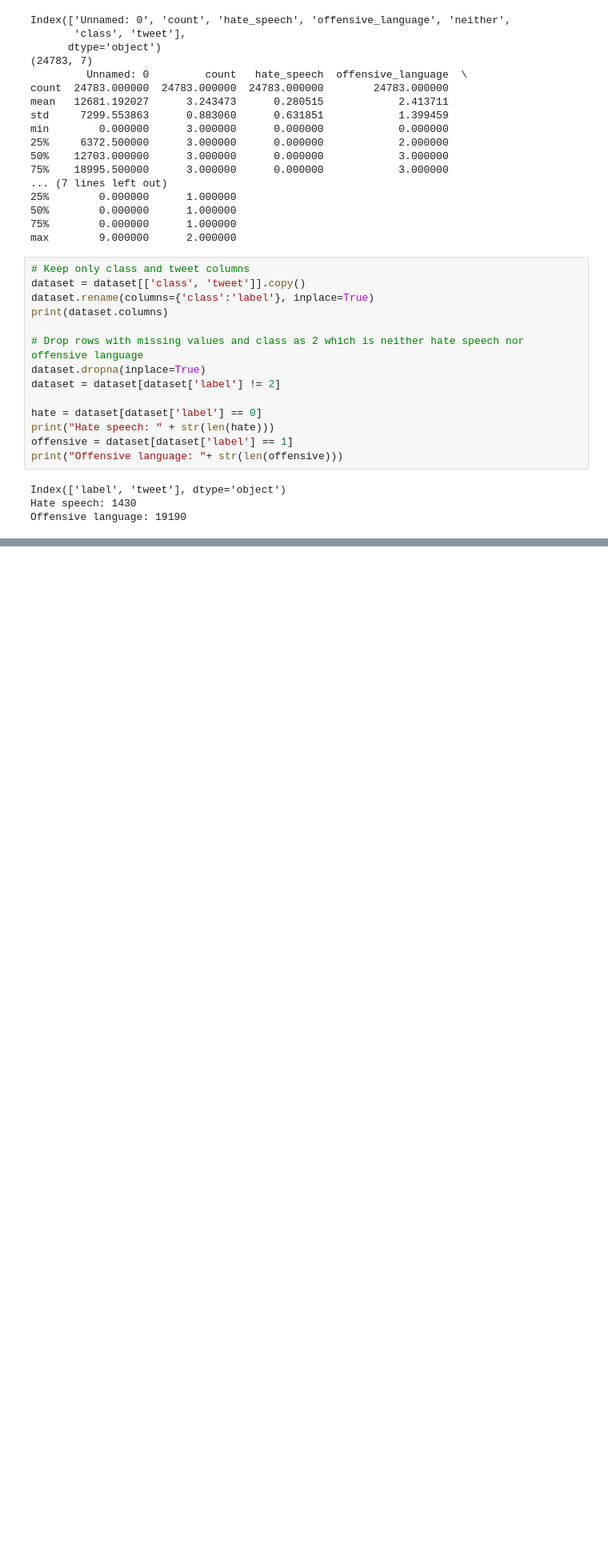
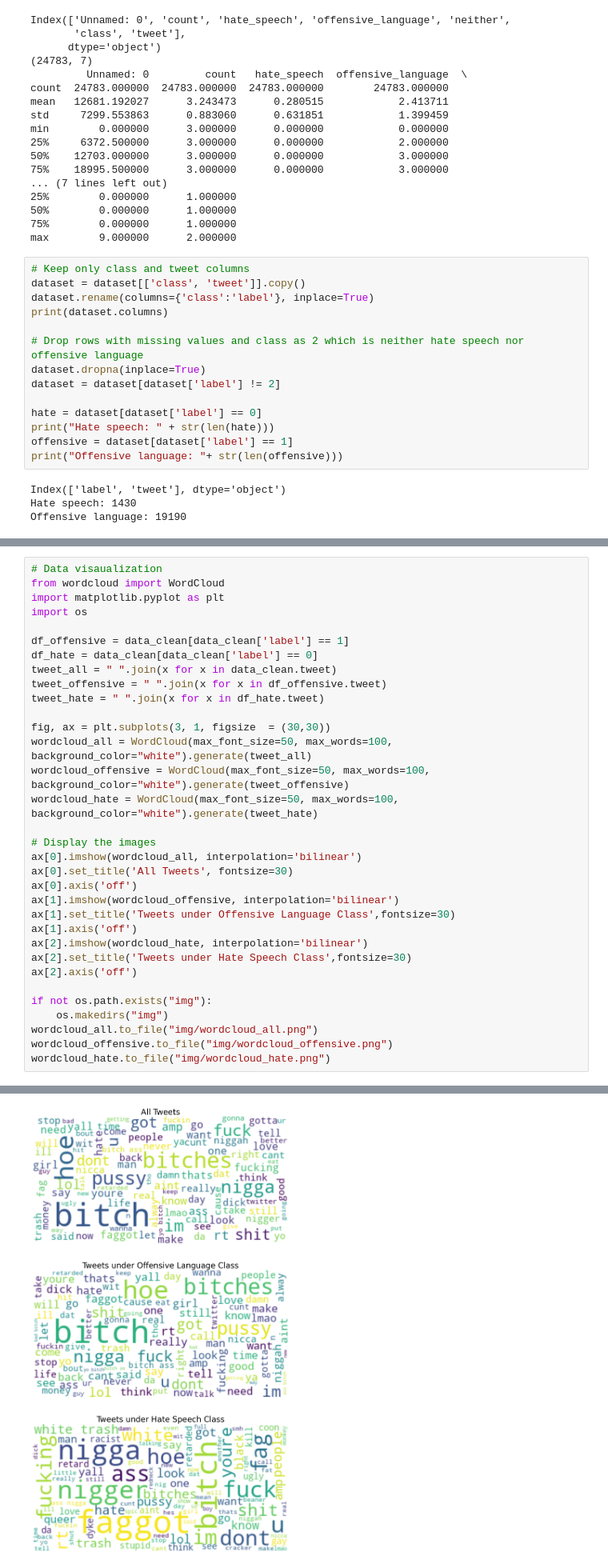
Before and after one commit to wh476/ML4Health, a Jupyter notebook: data cleaning.ipynb, the cells around one changed output, grey strips where cells are left out. Shown at 80% size. Drawn from its saved outputs; the diff is of its cells as text; blank space fills up the shorter version.

Commit message:
add data visualization

```diff
--- a/data cleaning.ipynb
+++ b/data cleaning.ipynb
@@ -56,0 +56,34 @@ data_clean.to_csv('./dataset/cleaned_dataset.csv', index=False)
+# %%
+# Data visaualization
+from wordcloud import WordCloud
+import matplotlib.pyplot as plt
+import os
+
+df_offensive = data_clean[data_clean['label'] == 1]
+df_hate = data_clean[data_clean['label'] == 0]
+tweet_all = " ".join(x for x in data_clean.tweet)
+tweet_offensive = " ".join(x for x in df_offensive.tweet)
+tweet_hate = " ".join(x for x in df_hate.tweet)
+
+fig, ax = plt.subplots(3, 1, figsize  = (30,30))
+wordcloud_all = WordCloud(max_font_size=50, max_words=100, background_color="white").generate(tweet_all)
+wordcloud_offensive = WordCloud(max_font_size=50, max_words=100, background_color="white").generate(tweet_offensive)
+wordcloud_hate = WordCloud(max_font_size=50, max_words=100, background_color="white").generate(tweet_hate)
+
+# Display the images
+ax[0].imshow(wordcloud_all, interpolation='bilinear')
+ax[0].set_title('All Tweets', fontsize=30)
+ax[0].axis('off')
+ax[1].imshow(wordcloud_offensive, interpolation='bilinear')
+ax[1].set_title('Tweets under Offensive Language Class',fontsize=30)
+ax[1].axis('off')
+ax[2].imshow(wordcloud_hate, interpolation='bilinear')
+ax[2].set_title('Tweets under Hate Speech Class',fontsize=30)
+ax[2].axis('off')
+
+if not os.path.exists("img"):
+    os.makedirs("img")
+wordcloud_all.to_file("img/wordcloud_all.png")
+wordcloud_offensive.to_file("img/wordcloud_offensive.png")
+wordcloud_hate.to_file("img/wordcloud_hate.png")
+# %% [output]
@@ -56,0 +91 @@ data_clean.to_csv('./dataset/cleaned_dataset.csv', index=False)
+[figure, added]
```
Also changed, not shown: parts of 3 cells of this notebook.
